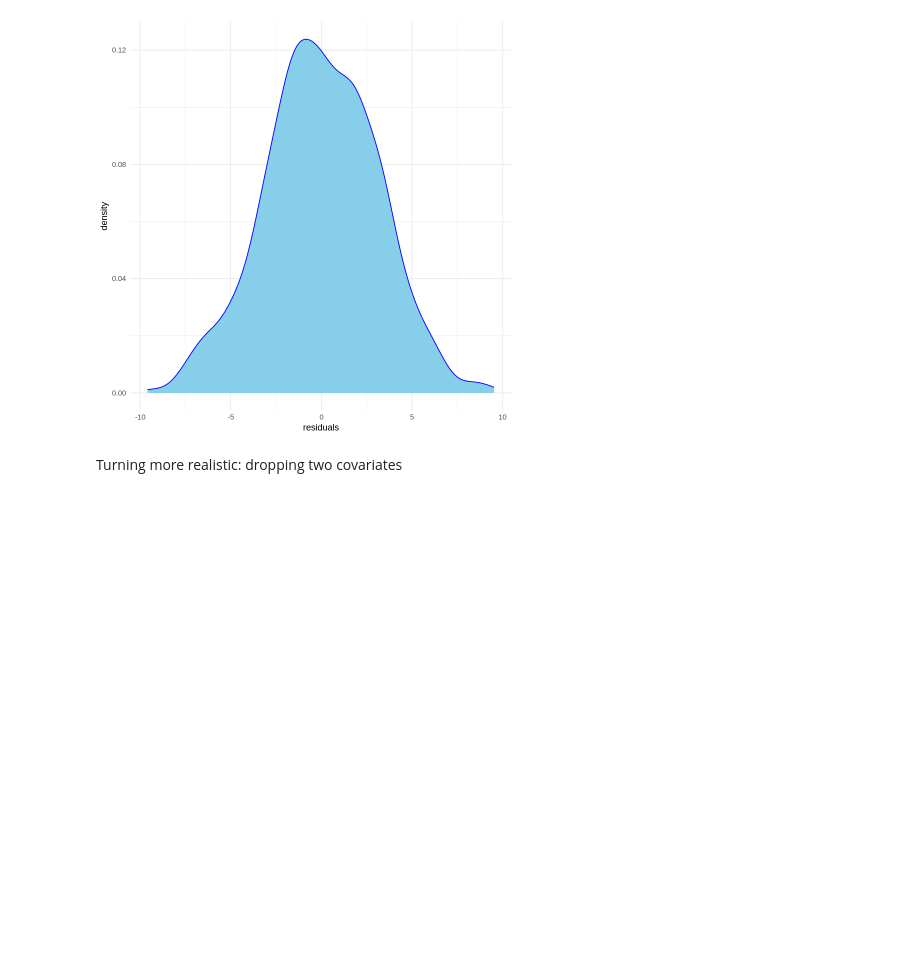
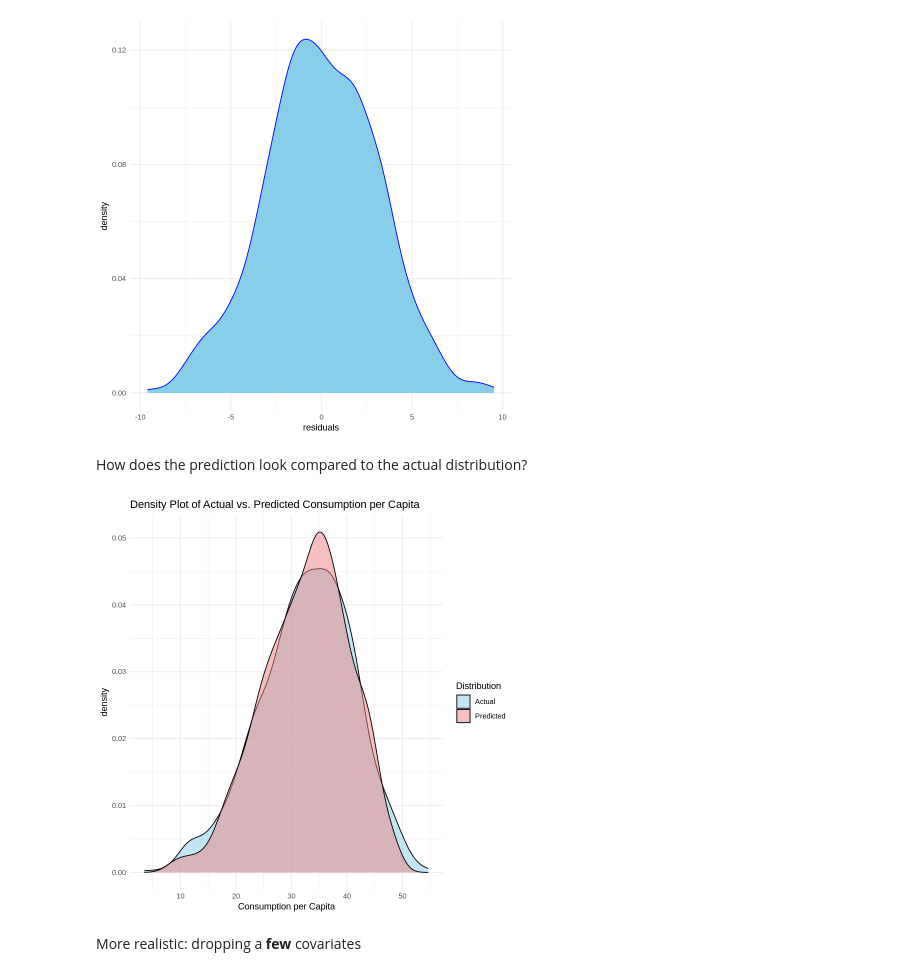
Before and after one commit to jefernandezec/s2s, a Jupyter notebook: S2S.ipynb, the cells around one changed output. Drawn from its saved outputs; the diff is of its cells as text; code cells hidden in the pictures; blank space fills up the shorter version.

```diff
--- a/S2S.ipynb
+++ b/S2S.ipynb
@@ -100,10 +100,23 @@ df$residuals = mod0$residuals
 ggplot(df, aes(x = residuals)) +
   geom_density(fill = "skyblue", color = "blue") +
   theme_minimal()
-
-df$residuals=NULL   # erasing current model's residuals
 # %% [output]
 [figure]
+# %% [markdown]
+How does the prediction look compared to the actual distribution?
+# %%
+df$predicted <- predict(mod0)
+
+ggplot(df, aes(x = consumption_pc)) +
+  geom_density(aes(fill = "Actual"), alpha = 0.5) +
+  geom_density(aes(x = predicted, fill = "Predicted"), alpha = 0.5) +
+  scale_fill_manual(values = c("Actual" = "skyblue", "Predicted" = "lightcoral")) +
+  theme_minimal() +
+  labs(title = "Density Plot of Actual vs. Predicted Consumption per Capita",
+       x = "Consumption per Capita",
+       fill = "Distribution")
+# %% [output]
+[figure, added]
 # %% [markdown]
-Turning more realistic: dropping two covariates
+More realistic: dropping a **few** covariates
 # %%
```
Also changed, not shown: parts of 11 cells of this notebook.
